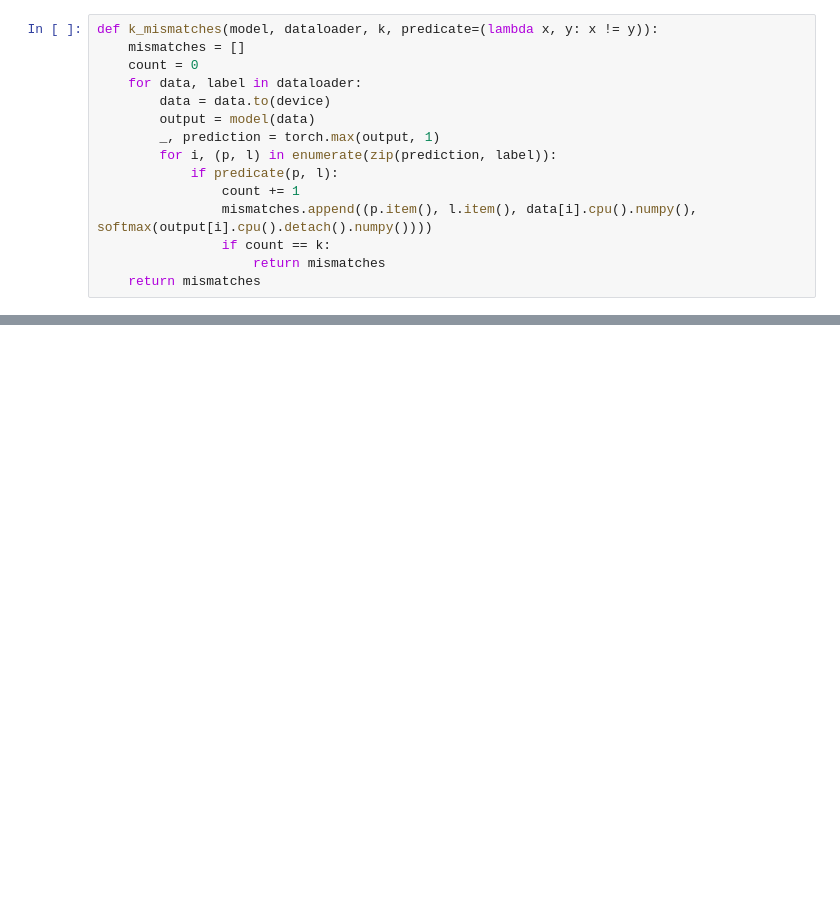
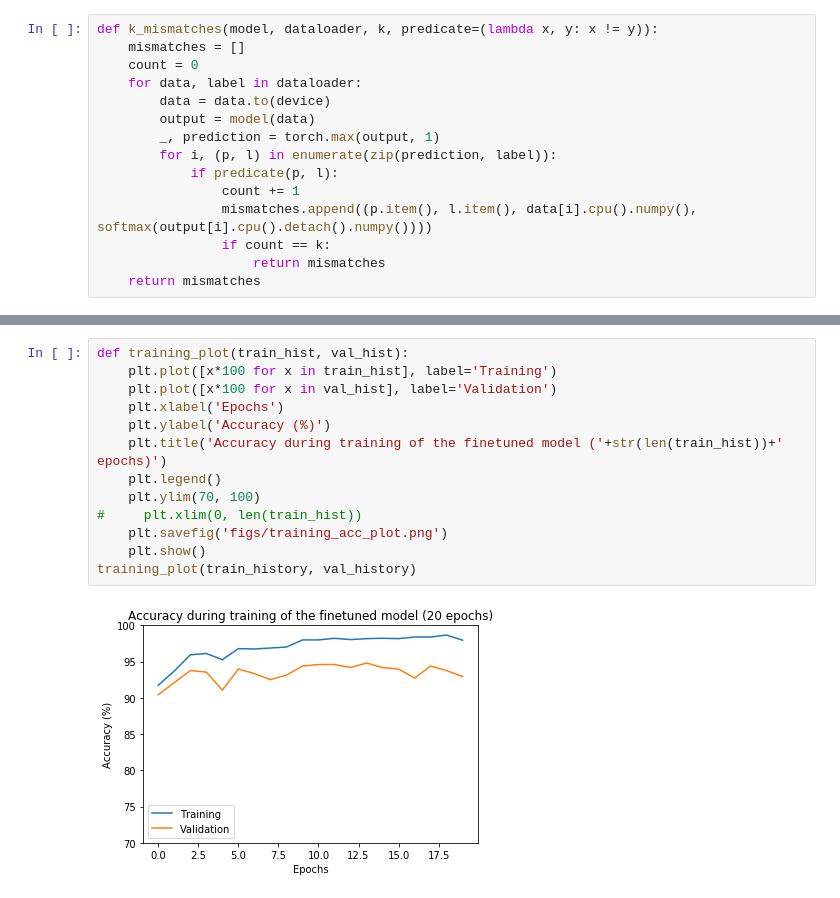
Before and after one commit to JackRNash/Bird-Recognizer-and-Distinguiser, a Jupyter notebook: models/finetuned/experimentation.ipynb, the cells around one changed output, grey strips where cells are left out. Saved outputs shown, nothing was run; the diff lists cells and outputs as text; blank space fills up the shorter version.

```diff
--- a/models/finetuned/experimentation.ipynb
+++ b/models/finetuned/experimentation.ipynb
@@ -434,0 +507,15 @@ Predicted: blue_jay     Actually: belted_kingfisher
+# %%
+def training_plot(train_hist, val_hist):
+    plt.plot([x*100 for x in train_hist], label='Training')
+    plt.plot([x*100 for x in val_hist], label='Validation')
+    plt.xlabel('Epochs')
+    plt.ylabel('Accuracy (%)')
+    plt.title('Accuracy during training of the finetuned model ('+str(len(train_hist))+' epochs)')
+    plt.legend()
+    plt.ylim(70, 100)
+#     plt.xlim(0, len(train_hist))
+    plt.savefig('figs/training_acc_plot.png')
+    plt.show()
+training_plot(train_history, val_history)
+# %% [output]
+[figure, added]
```
Also changed, not shown: parts of 14 cells of this notebook, 8 other files.
